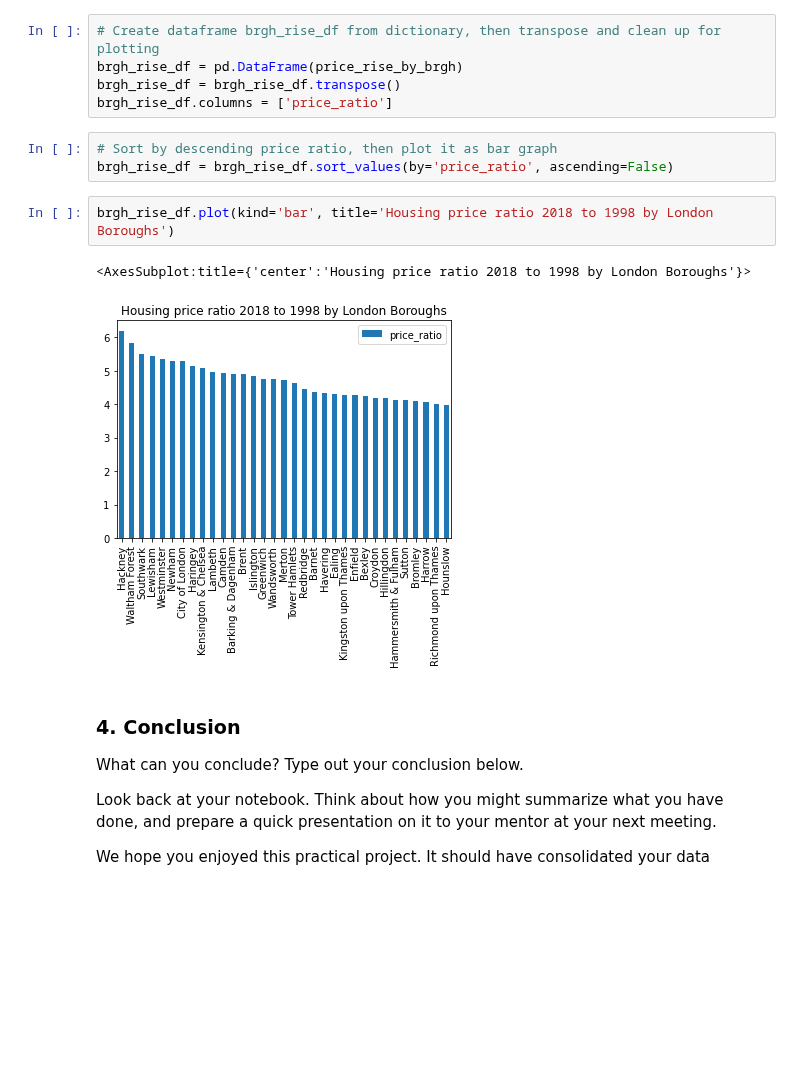
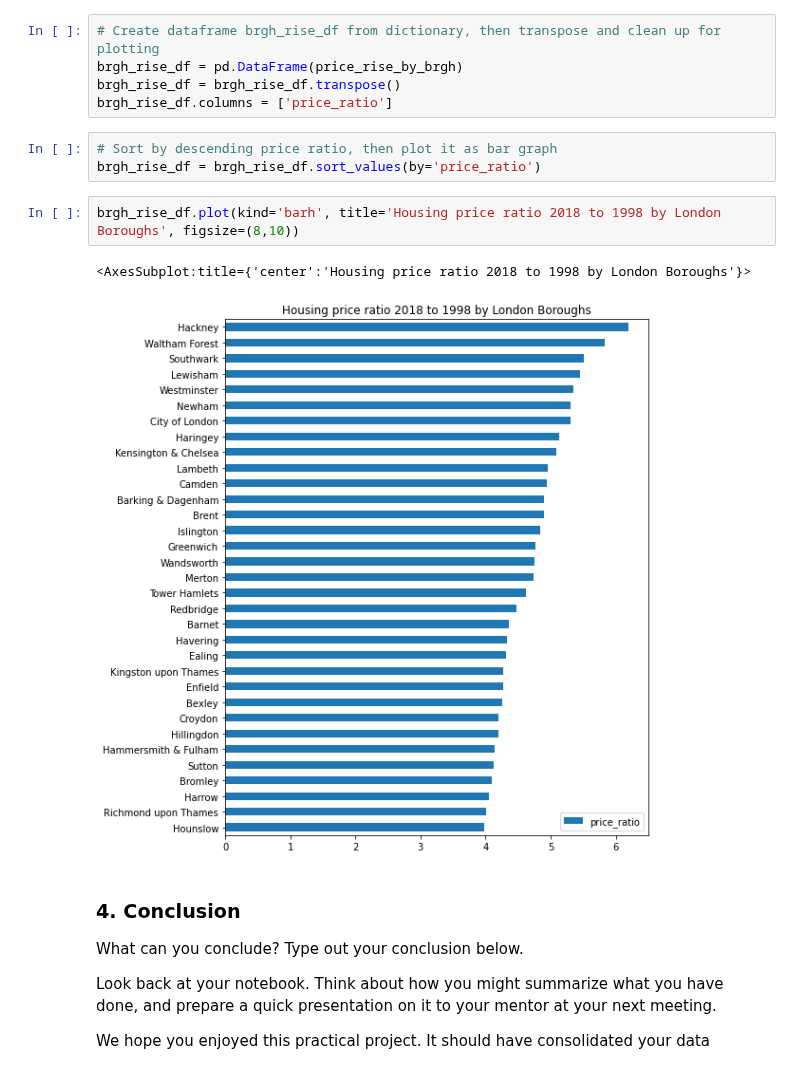
Before and after one commit to Jaester88/Springboard, a Jupyter notebook: 210728_JaeC_Aug21_Unit_4_Challenge_Tier_3.ipynb, the cells around one changed output. Cells and saved outputs as stored; diff of their text form; blank space fills up the shorter version.

```diff
--- a/210728_JaeC_Aug21_Unit_4_Challenge_Tier_3.ipynb
+++ b/210728_JaeC_Aug21_Unit_4_Challenge_Tier_3.ipynb
@@ -303,12 +303,12 @@ brgh_rise_df = brgh_rise_df.transpose()
 brgh_rise_df.columns = ['price_ratio']
 # %%
 # Sort by descending price ratio, then plot it as bar graph
-brgh_rise_df = brgh_rise_df.sort_values(by='price_ratio', ascending=False)
+brgh_rise_df = brgh_rise_df.sort_values(by='price_ratio')
 # %%
-brgh_rise_df.plot(kind='bar', title='Housing price ratio 2018 to 1998 by London Boroughs')
+brgh_rise_df.plot(kind='barh', title='Housing price ratio 2018 to 1998 by London Boroughs', figsize=(8,10))
 # %% [output]
 <AxesSubplot:title={'center':'Housing price ratio 2018 to 1998 by London Boroughs'}>
-[figure, old version]
+[figure, new version]
 # %% [markdown]
 ### 4. Conclusion
 What can you conclude? Type out your conclusion below.
```
